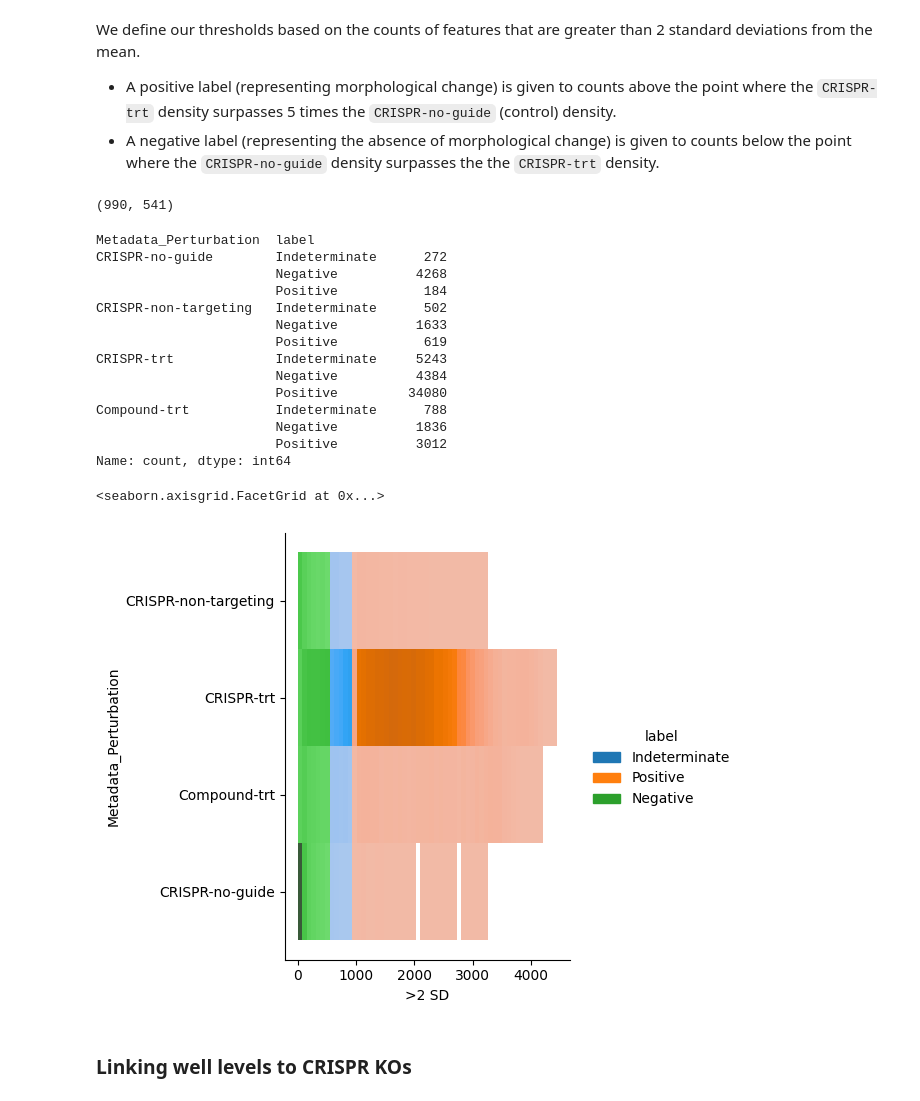
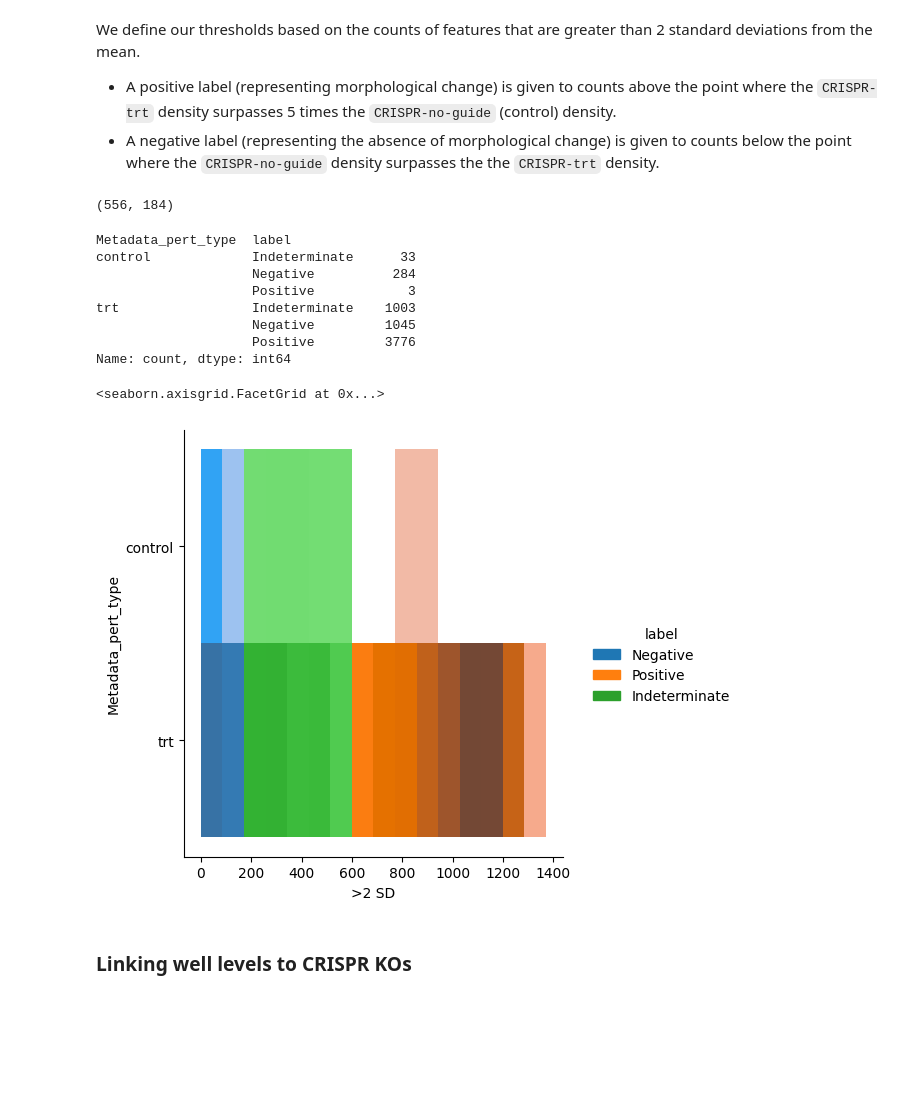
Before and after one commit to Craven-Biostat-Lab/morphology-prediction, a Jupyter notebook: data-loading-cpg0003.ipynb, the cells around one changed output. Drawn from its saved outputs; the diff is of its cells as text; code cells hidden in the pictures; blank space fills up the shorter version.

```diff
--- a/data-loading-cpg0003.ipynb
+++ b/data-loading-cpg0003.ipynb
@@ -351,11 +71,11 @@ profiles_sd2 = (normalized_profiles[feature_cols].abs() > 2).sum(axis='columns')
 # %%
-annotated_sd2 = normalized_profiles[['Metadata_Perturbation', 'Metadata_Plate']].copy()
+annotated_sd2 = normalized_a549_profiles[['Metadata_pert_type', 'Metadata_Plate']].copy()
 annotated_sd2['>2 SD'] = profiles_sd2
 
 sns.displot(
     data=annotated_sd2,
     x='>2 SD',
-    hue='Metadata_Perturbation',
+    hue='Metadata_pert_type',
     kde=True,
     common_norm=False,
     stat='proportion'
@@ -370,54 +90,48 @@ We define our thresholds based on the counts of features that are greater than 2
 * A negative label (representing the absence of morphological change) is given to counts below the point where the `CRISPR-no-guide` density surpasses the the `CRISPR-trt` density.
 # %%
 control_kde = gaussian_kde(
-    dataset = profiles_sd2[annotated_sd2['Metadata_Perturbation'] == 'CRISPR-no-guide'],
+    dataset = profiles_sd2[annotated_sd2['Metadata_pert_type'] == 'control'],
     bw_method='scott'
 )
 # %%
-crispr_kde = gaussian_kde(
-    dataset = profiles_sd2[annotated_sd2['Metadata_Perturbation'] == 'CRISPR-trt'],
+trt_kde = gaussian_kde(
+    dataset = profiles_sd2[annotated_sd2['Metadata_pert_type'] == 'trt'],
     bw_method='scott'
 )
 # %%
-range_array = np.arange(len(feature_cols))
-pt = np.where(control_kde(range_array)*5 < crispr_kde(range_array))[0][0]
-nt = np.where(control_kde(range_array) < crispr_kde(range_array)*1)[0][0]
+range_array = np.arange(len(a549_feature_cols))
+pt = np.where(control_kde(range_array)*5 < trt_kde(range_array))[0][0]
+nt = np.where(control_kde(range_array) < trt_kde(range_array)*1)[0][0]
 
 pt, nt
 # %% [output]
-(990, 541)
+(556, 184)
 # %%
 labeled_df = annotated_sd2.copy()
 labeled_df['label'] = 'Indeterminate'
 labeled_df.loc[profiles_sd2 >= pt, 'label'] = 'Positive'
 labeled_df.loc[profiles_sd2 <= nt, 'label'] = 'Negative'
-labeled_df[['Metadata_Perturbation', 'label']].value_counts().sort_index()
+labeled_df[['Metadata_pert_type', 'label']].value_counts().sort_index()
 # %% [output]
-Metadata_Perturbation  label
-CRISPR-no-guide        Indeterminate      272
-                       Negative          4268
-                       Positive           184
-CRISPR-non-targeting   Indeterminate      502
-                       Negative          1633
-                       Positive           619
-CRISPR-trt             Indeterminate     5243
-                       Negative          4384
-                       Positive         34080
-Compound-trt           Indeterminate      788
-                       Negative          1836
-                       Positive          3012
+Metadata_pert_type  label
+control             Indeterminate      33
+                    Negative          284
+                    Positive            3
+trt                 Indeterminate    1003
+                    Negative         1045
+                    Positive         3776
 Name: count, dtype: int64
 # %%
 sns.displot(
     data=labeled_df,
-    y='Metadata_Perturbation',
+    y='Metadata_pert_type',
     x='>2 SD',
     hue='label',
     #kind='kde'
 )
 # %% [output]
 <seaborn.axisgrid.FacetGrid at 0x...>
-[figure, old version]
+[figure, new version]
 # %% [markdown]
 ### Linking well levels to CRISPR KOs
 # %%
```
Also changed, not shown: parts of 36 cells of this notebook.
